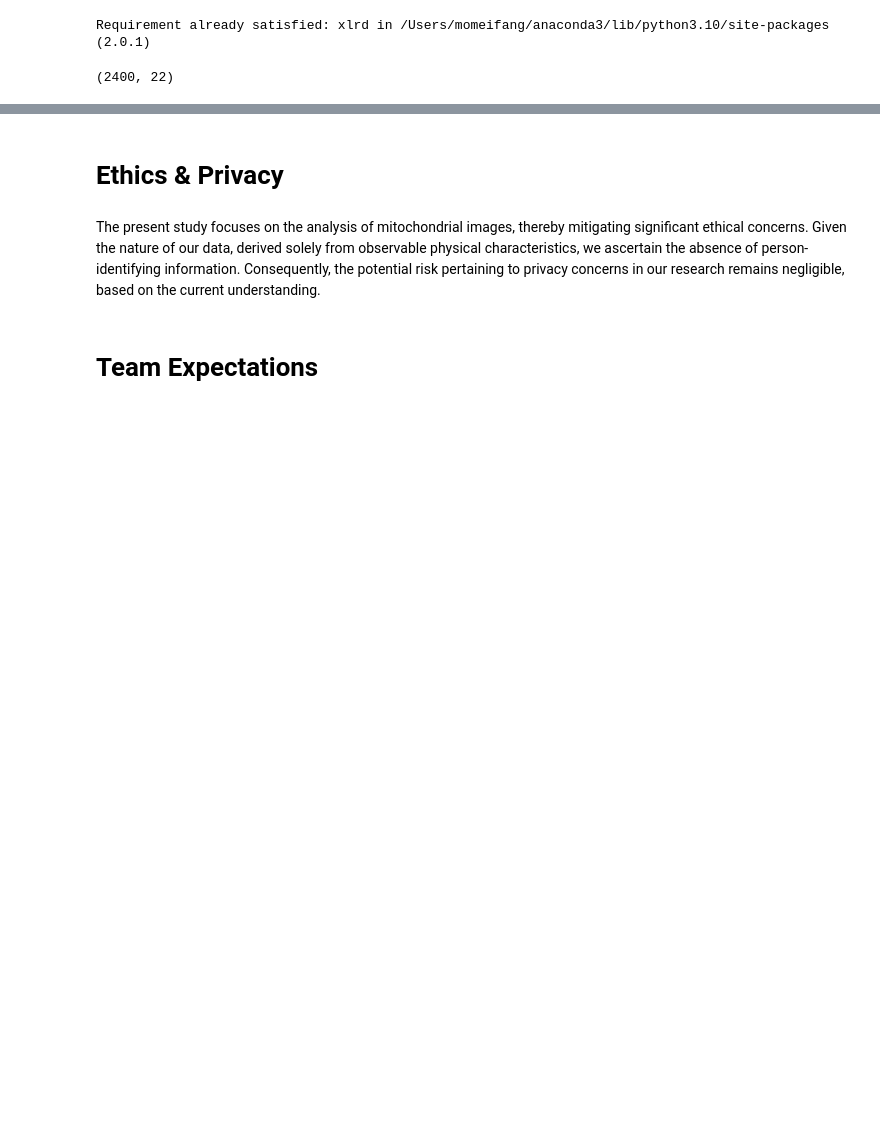
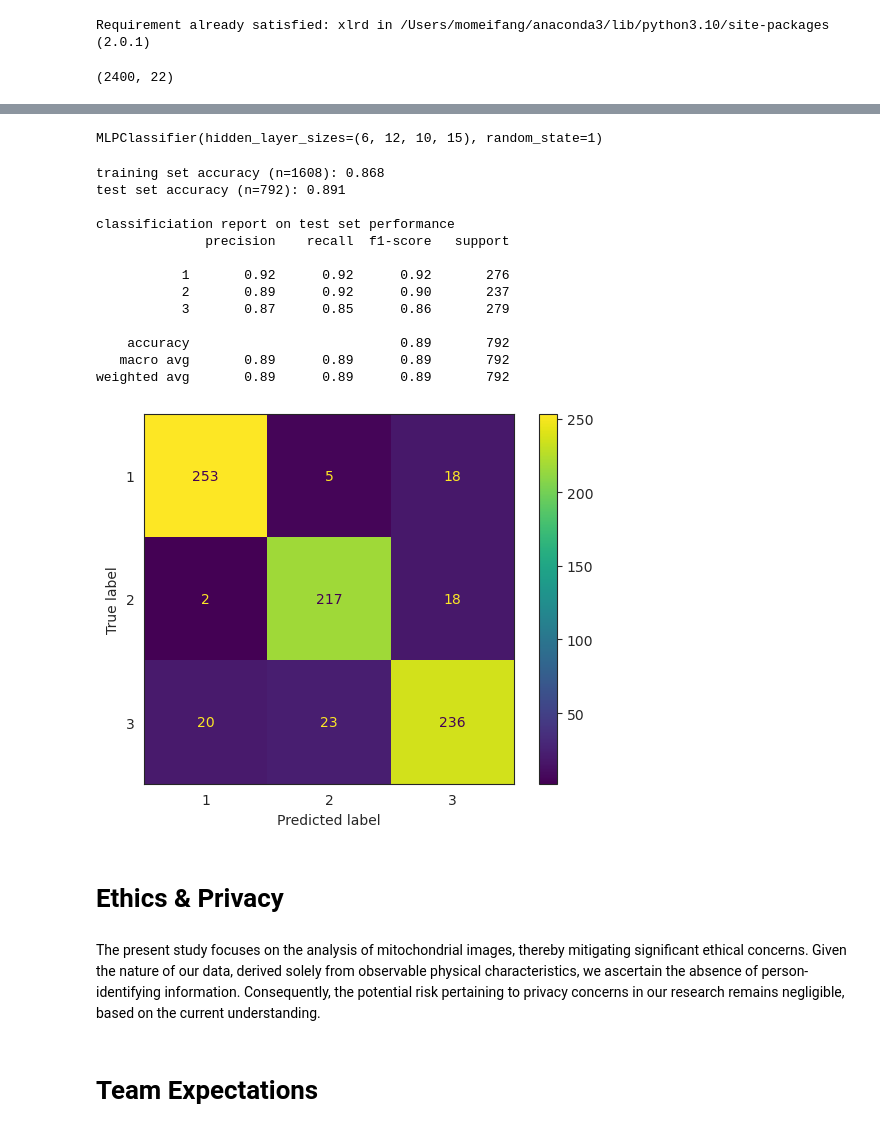
Before and after one commit to COGS118A/Group024-SP23, a Jupyter notebook: Checkpoint_Group024-SP23.ipynb, the cells around one changed output, grey strips where cells are left out. Cells and saved outputs as stored; diff of their text form; code cells hidden in the pictures; blank space fills up the shorter version.

```diff
--- a/Checkpoint_Group024-SP23.ipynb
+++ b/Checkpoint_Group024-SP23.ipynb
@@ -191,3 +202,26 @@ weighted avg       0.71      0.72      0.71       792
+# %%
+from sklearn.neural_network import MLPClassifier
+clf = MLPClassifier(solver='adam', alpha=1e-4,hidden_layer_sizes=(6,12,10,15), random_state=1)
+clf.fit(X_train, y_train)
+# %% [output]
+MLPClassifier(hidden_layer_sizes=(6, 12, 10, 15), random_state=1)
+# %%
+show_Accuracy(clf, X_train, y_train, X_test, y_test)
+# %% [output]
+training set accuracy (n=1608): 0.868
+test set accuracy (n=792): 0.891
+
+classificiation report on test set performance
+              precision    recall  f1-score   support
+
+           1       0.92      0.92      0.92       276
+           2       0.89      0.92      0.90       237
+           3       0.87      0.85      0.86       279
+
+    accuracy                           0.89       792
+   macro avg       0.89      0.89      0.89       792
+weighted avg       0.89      0.89      0.89       792
+[figure, added]
 # %% [markdown]
 # Ethics & Privacy
 # %% [markdown]
```
Also changed, not shown: parts of 9 cells of this notebook.
